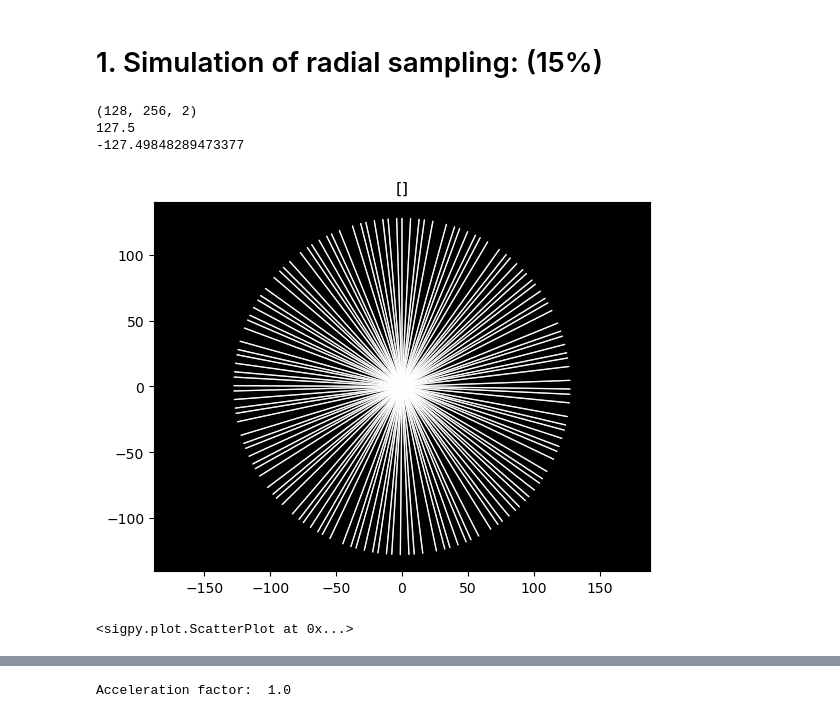
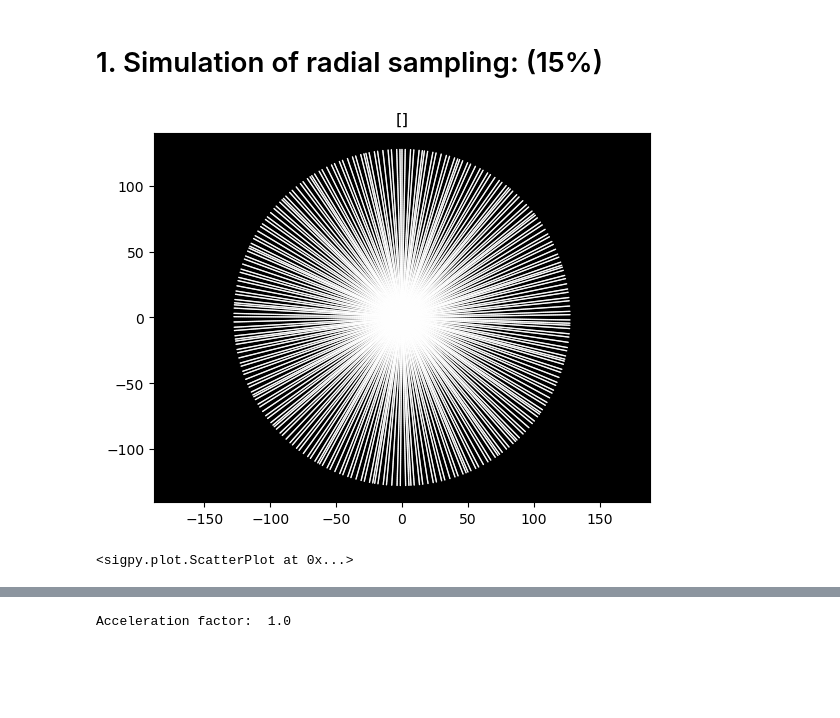
Before and after one commit to lassestahnke/HL2027_recon, a Jupyter notebook: HL2027_project_1.ipynb, the cells around one changed output, grey strips where cells are left out. Drawn from its saved outputs; the diff is of its cells as text; code cells hidden in the pictures; blank space fills up the shorter version.

```diff
--- a/HL2027_project_1.ipynb
+++ b/HL2027_project_1.ipynb
@@ -42,16 +31,11 @@ plt.show()
 # %% [markdown]
 # 1. Simulation of radial sampling: (15%)
 # %%
-spikes = 128
+spikes = 256
 coord = sp.mri.radial((spikes,256,2),(256,256))
-print(coord.shape)
-print(coord.max())
-print(coord.min())
 
+# show spikes used for radial sampling
 sp.plot.ScatterPlot(coord)
 # %% [output]
+[figure, new version]
-(128, 256, 2)
-127.5
--127.49848289473377
+<sigpy.plot.ScatterPlot at 0x...>
-[figure, old version]
-<sigpy.plot.ScatterPlot at 0x...>
```
Also changed, not shown: parts of 6 cells of this notebook.
